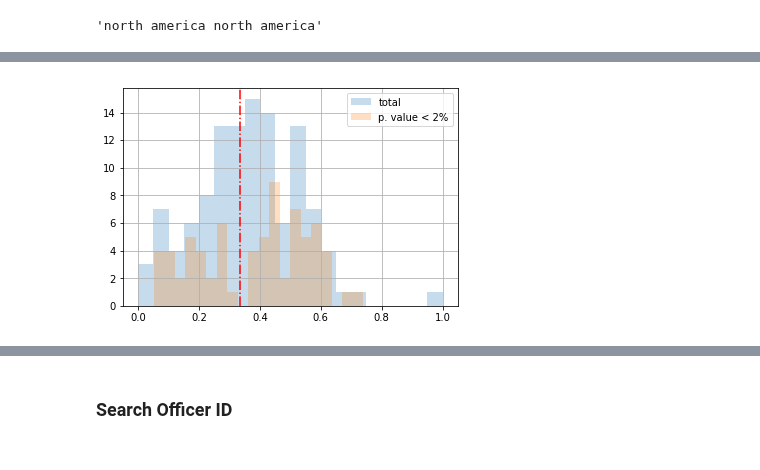
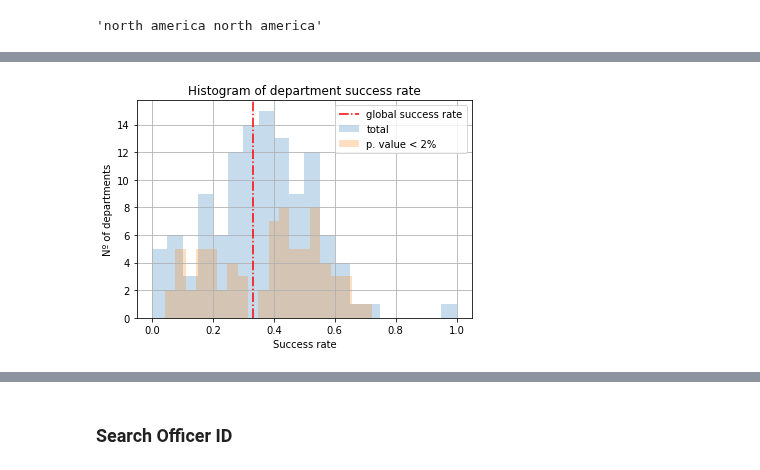
Before and after one commit to jnpicao/LDSSA-batch3-workspace, a Jupyter notebook: Capstone/target_detection_patterns.ipynb, the cells around one changed output, grey strips where cells are left out. Saved outputs shown, nothing was run; the diff lists cells and outputs as text; code cells hidden in the pictures.

```diff
--- a/Capstone/target_detection_patterns.ipynb
+++ b/Capstone/target_detection_patterns.ipynb
@@ -28,23 +28,25 @@ def ends(df, x=5):
 file_path = os.path.join('data', 'train.csv')
 
 
-# Option 1 for reading a sample of the file
-n_total_rows = 2437645
-prc_rows_to_read = 10
-n_rows_to_read = int(prc_rows_to_read/100*n_total_rows)
-n_rows_to_skip = n_total_rows - n_rows_to_read
+# # Option 1 for reading a sample of the file
+# n_total_rows = 2437645
+# prc_rows_to_read = 10
+# n_rows_to_read = int(prc_rows_to_read/100*n_total_rows)
+# n_rows_to_skip = n_total_rows - n_rows_to_read
 
-random.seed(178) # this is to get always the same sample. can be removed if we want the sample to change
-list_of_rows_to_skip = random.sample(
-    range(1, n_total_rows-1), # this is a range from the first row after the header, to the last row on the file
-    n_rows_to_skip # this is the number of rows we want to sample, i.e, to skip
-)
+# random.seed(178) # this is to get always the same sample. can be removed if we want the sample to change
+
+# list_of_rows_to_skip = random.sample(
+#     range(1, n_total_rows-1), # this is a range from the first row after the header, to the last row on the file
+#     n_rows_to_skip # this is the number of rows we want to sample, i.e, to skip
+# )
 
 
 # Option 2 for reading a sample of the file
 # sample 20% of the rows
-p = 0.8
+p = 1
 
+random.seed(178)  # this is to get always the same sample. can be removed if we want the sample to change
 try:
     df_original = pd.read_csv(file_path,
                              skiprows = lambda row_num: random.random() > p and row_num > 0,
@@ -125,6 +127,7 @@ def data_transformer(df_original: pd.DataFrame, columns_dict: dict) -> pd.DataFr
     # Clean strings from special characters and multiple spaces
     df.local = df.local.apply(simple_clean)
     df.departm = df.departm.apply(simple_clean)
+    df.stop_reason = df.stop_reason.apply(simple_clean)
 
     # convert Intervention DateTime to index of the DataFrame
     #df = df.set_index('date').sort_index()
@@ -233,7 +208,15 @@ dfs_by_departm['binom_test_p'] = dfs_by_departm.apply(lambda x: binom_test(x['su
 # %%
 dfs.groupby('departm').target.mean().hist(bins=20, alpha=0.25, label='total')
 dfs_by_departm.loc[dfs_by_departm.binom_test_p < 0.02, 'mean'].hist(bins=20, alpha=0.25, label='p. value < 2%')
-plt.axvline(x=target_global_mean, color='r', linestyle='-.')
-plt.legend();
+
+plt.axvline(x=target_global_mean, color='r', linestyle='-.', label='global success rate')
+
+plt.title('Histogram of department success rate')
+plt.xlabel("Success rate")
+plt.ylabel("Nº of departments")
+
+plt.legend()
+
+plt.savefig(os.path.join('plots', 'target_departm_average_hist.png'));
 # %% [output]
-[figure, old version]
+[figure, new version]
```
Also changed, not shown: parts of 54 cells of this notebook.
